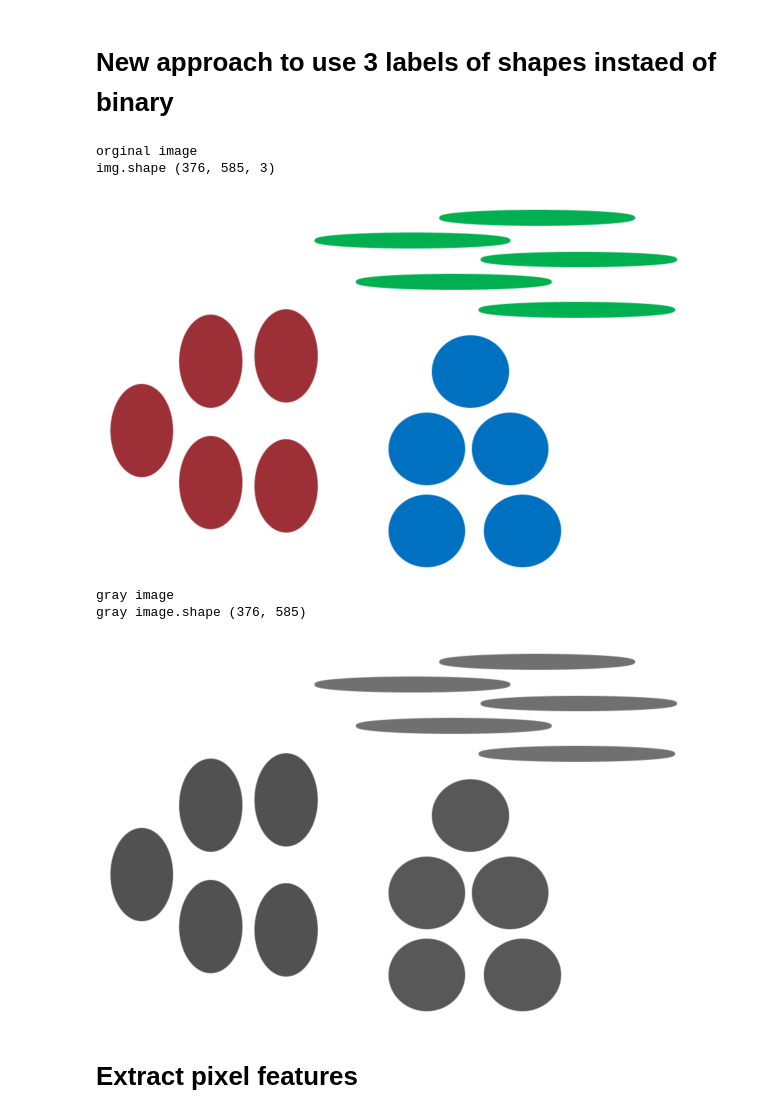
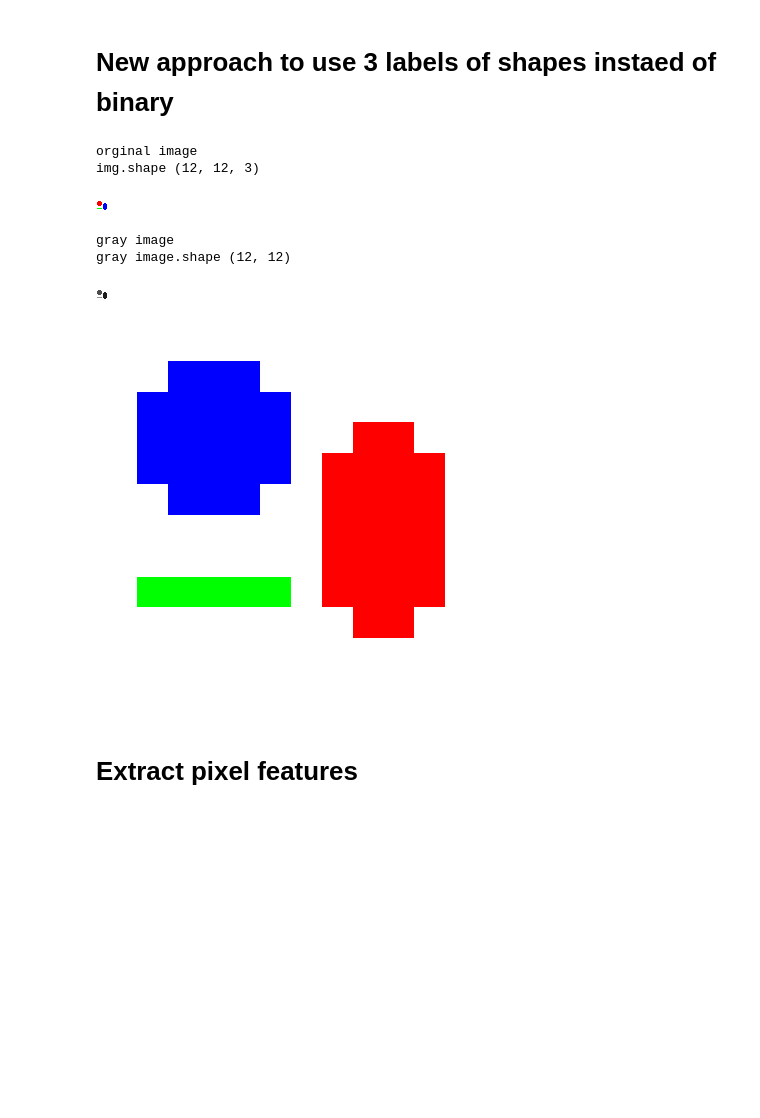
Before and after one commit to saharmahdie/PORTAL_code, a Jupyter notebook: pixels_seg_ML_save_trained_model_1_multi_CLFs.ipynb, the cells around one changed output. Drawn from its saved outputs; the diff is of its cells as text; code cells hidden in the pictures; blank space fills up the shorter version.

```diff
--- a/pixels_seg_ML_save_trained_model_1_multi_CLFs.ipynb
+++ b/pixels_seg_ML_save_trained_model_1_multi_CLFs.ipynb
@@ -339,30 +339,35 @@ files.download('/content/CLF_res.zip')
 # %%
 ## load the training image
 from skimage.io import imread, imshow
 import numpy as np
 import cv2
 import pandas as pd
 from matplotlib import pyplot as plt
 import time
 from google.colab.patches import cv2_imshow
 
-img_org = cv2.imread('/content/train.png')
+img_org = cv2.imread('/content/small_image.png')
 #img_org = img_org[:, 300:1600]  ## croped image
 print('orginal image')
 print('img.shape',img_org.shape)
 cv2_imshow(img_org)
 
 img = cv2.cvtColor(img_org, cv2.COLOR_BGR2GRAY)
 print('gray image')
 print('gray image.shape',img.shape)
 cv2_imshow(img)
+
+plt.imshow(img_org)
+plt.axis('off')
+plt.show()
 # %% [output]
 orginal image
-img.shape (376, 585, 3)
+img.shape (12, 12, 3)
-[figure, old version]
+[figure, new version]
 gray image
-gray image.shape (376, 585)
+gray image.shape (12, 12)
-[figure, old version]
+[figure, new version]
+[figure, added]
 # %% [markdown]
 # Extract pixel features
 # %%
```
Also changed, not shown: parts of 21 cells of this notebook.
